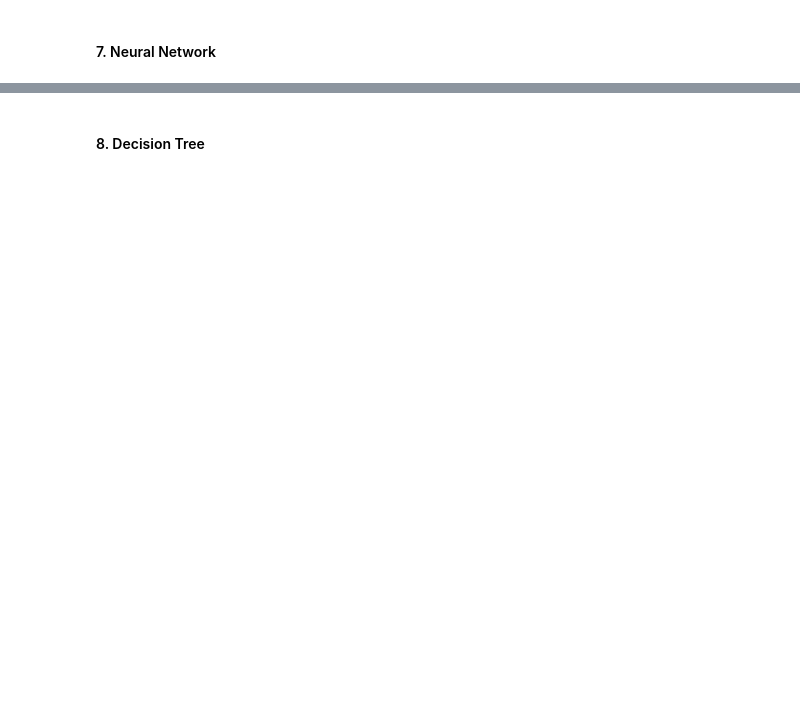
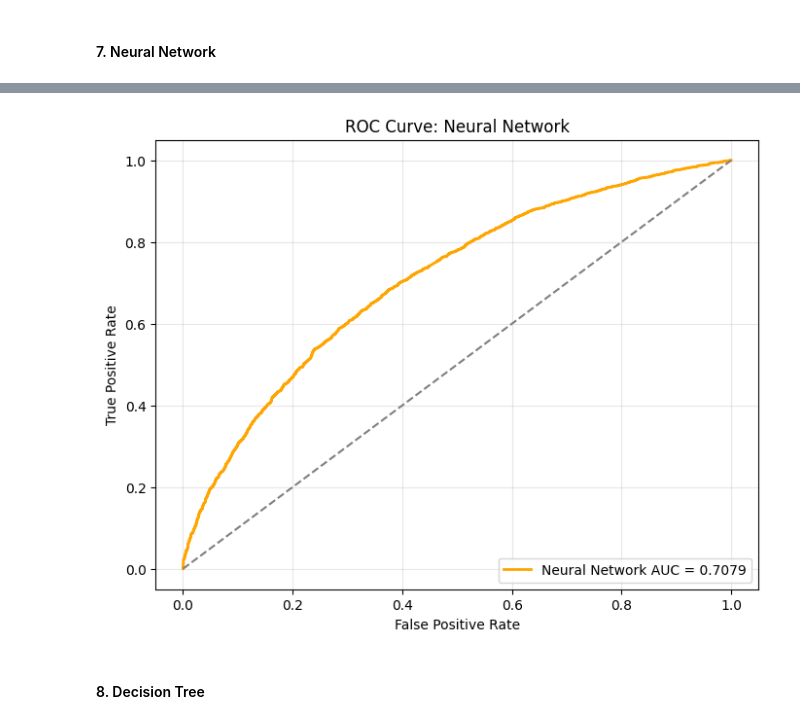
Before and after one commit to madwirblet/CIS4930-Final-Project, a Jupyter notebook: final.ipynb, the cells around one changed output, grey strips where cells are left out. Cells and saved outputs as stored; diff of their text form; code cells hidden in the pictures; blank space fills up the shorter version.

```diff
--- a/final.ipynb
+++ b/final.ipynb
@@ -850,3 +1188,25 @@ plt.show()
+# %%
+#NN roc/auc
+model.eval()
+with torch.no_grad():
+    outputs = model(X_test_tensor)
+    # Use softmax to get probabilities summing to 1, then take class 1
+    y_probabilities_nn = torch.softmax(outputs, dim=1)[:, 1].numpy()
+
+fpr_nn, tpr_nn, thresholds_nn = roc_curve(y_test, y_probabilities_nn)
+roc_auc_nn = auc(fpr_nn, tpr_nn)
+
+plt.figure(figsize=(8, 6))
+plt.plot(fpr_nn, tpr_nn, color='orange', lw=2, label=f'Neural Network AUC = {roc_auc_nn:.4f}')
+plt.plot([0, 1], [0, 1], color='gray', linestyle='--')
+plt.xlabel('False Positive Rate')
+plt.ylabel('True Positive Rate')
+plt.title('ROC Curve: Neural Network')
+plt.legend(loc="lower right")
+plt.grid(True, alpha=0.3)
+plt.show()
+# %% [output]
+[figure, added]
 # %% [markdown]
 #### 8. Decision Tree
 # %%
```
Also changed, not shown: parts of 30 cells of this notebook.
